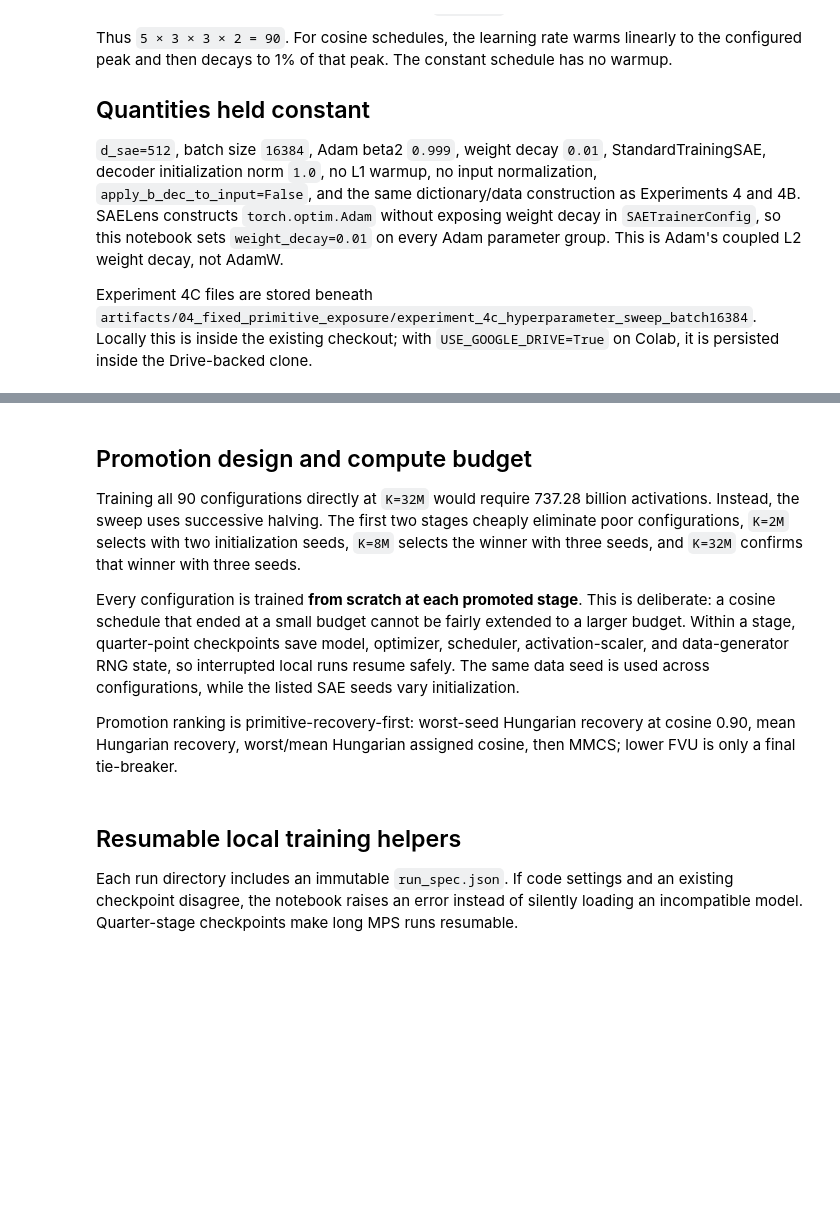
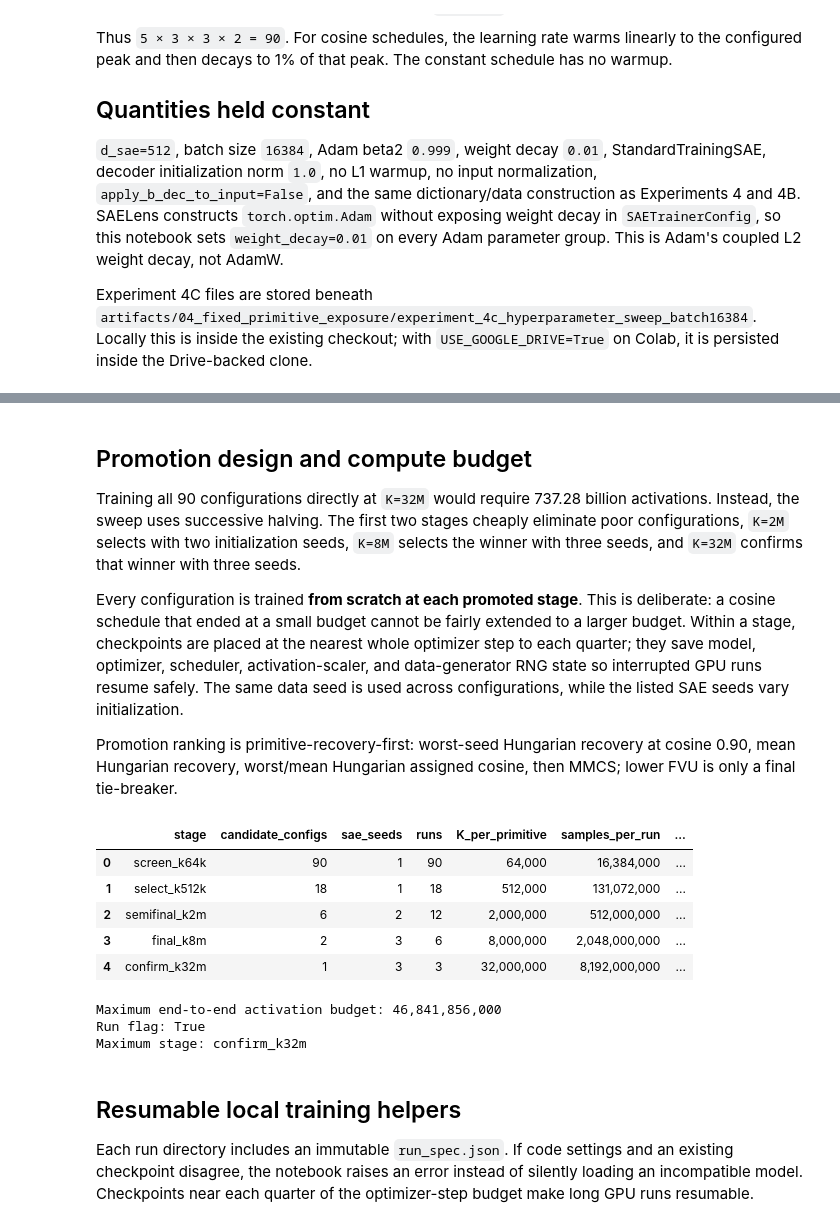
Before and after one commit to Adefioye/SAE, a Jupyter notebook: composed-features/04_fixed_primitive_exposure_budget.ipynb, the cells around one changed output, grey strips where cells are left out. Cells and saved outputs as stored; diff of their text form; code cells hidden in the pictures; blank space fills up the shorter version.

Commit message:
Updated notebook to resolve alignment issues in optimizer states

```diff
--- a/composed-features/04_fixed_primitive_exposure_budget.ipynb
+++ b/composed-features/04_fixed_primitive_exposure_budget.ipynb
@@ -68,7 +68,7 @@ if IN_COLAB:
         from google.colab import drive
 
         drive.mount('/content/drive')
-        repository_root = Path('/content/drive/MyDrive/SAE')
+        repository_root = Path('/content/drive/MyDrive/SAE-CHECKPOINTS')
     else:
         repository_root = Path('/content/SAE')
 
@@ -1102,7 +1122,7 @@ print('Fixed: d_sae=512, batch=16384, beta2=0.999, weight_decay=0.01')
 
 Training all 90 configurations directly at `K=32M` would require 737.28 billion activations. Instead, the sweep uses successive halving. The first two stages cheaply eliminate poor configurations, `K=2M` selects with two initialization seeds, `K=8M` selects the winner with three seeds, and `K=32M` confirms that winner with three seeds.
 
-Every configuration is trained **from scratch at each promoted stage**. This is deliberate: a cosine schedule that ended at a small budget cannot be fairly extended to a larger budget. Within a stage, quarter-point checkpoints save model, optimizer, scheduler, activation-scaler, and data-generator RNG state, so interrupted local runs resume safely. The same data seed is used across configurations, while the listed SAE seeds vary initialization.
+Every configuration is trained **from scratch at each promoted stage**. This is deliberate: a cosine schedule that ended at a small budget cannot be fairly extended to a larger budget. Within a stage, checkpoints are placed at the nearest whole optimizer step to each quarter; they save model, optimizer, scheduler, activation-scaler, and data-generator RNG state so interrupted GPU runs resume safely. The same data seed is used across configurations, while the listed SAE seeds vary initialization.
 
 Promotion ranking is primitive-recovery-first: worst-seed Hungarian recovery at cosine 0.90, mean Hungarian recovery, worst/mean Hungarian assigned cosine, then MMCS; lower FVU is only a final tie-breaker.
 # %%
@@ -1129,37 +1149,80 @@ for stage in E4C_STAGES:
     assert total_samples % E4C_BATCH_SIZE == 0
 
 remaining = len(e4c_configs)
 budget_rows = []
 for stage in E4C_STAGES:
     runs = remaining * len(stage['seeds'])
     samples_per_run = stage['k'] * N_PER_SET
     budget_rows.append({
         'stage': stage['name'], 'candidate_configs': remaining,
         'sae_seeds': len(stage['seeds']), 'runs': runs,
         'K_per_primitive': stage['k'],
         'samples_per_run': samples_per_run,
         'optimizer_steps_per_run': samples_per_run // E4C_BATCH_SIZE,
         'maximum_stage_samples': runs * samples_per_run,
         'promote': stage['keep'],
     })
     if stage['keep'] is not None:
         remaining = stage['keep']
 e4c_budget = pd.DataFrame(budget_rows)
+e4c_budget.to_csv(E4C_RESULTS_ROOT / 'compute_budget.csv', index=False)
+e4c_manifest = {
+    'experiment': '4C',
+    'architecture': 'StandardTrainingSAE',
+    'varied_hyperparameters': {
+        'l1_coefficient': list(E4C_L1_COEFFICIENTS),
+        'learning_rate': list(E4C_LEARNING_RATES),
+        'schedule_and_warmup_fraction': [list(value) for value in E4C_SCHEDULES],
+        'adam_beta1': list(E4C_ADAM_BETA1_VALUES),
+    },
+    'fixed_hyperparameters': {
+        'd_sae': E4C_D_SAE,
+        'train_batch_size': E4C_BATCH_SIZE,
+        'adam_beta2': E4C_ADAM_BETA2,
+        'weight_decay': E4C_WEIGHT_DECAY,
+        'cosine_lr_end_fraction': E4C_LR_END_FRACTION,
+        'decoder_init_norm': 1.0,
+        'l1_warm_up_steps': 0,
+        'dictionary_seed': DICTIONARY_SEED,
+        'data_seed': DATA_SEED,
+        'evaluation_seed': EVAL_SEED,
+        'evaluation_samples': EVAL_SAMPLES,
+    },
+    'stages': list(E4C_STAGES),
+    'ranking_order': [
+        'hungarian_90_worst', 'hungarian_90_mean',
+        'hungarian_cosine_worst', 'hungarian_cosine_mean',
+        'mmcs_mean', 'eval_fvu_mean_ascending',
+    ],
+}
+(E4C_RESULTS_ROOT / 'experiment_manifest.json').write_text(
+    json.dumps(e4c_manifest, indent=2) + '\n'
+)
 display(e4c_budget.style.format({
     'K_per_primitive': '{:,.0f}', 'samples_per_run': '{:,.0f}',
     'optimizer_steps_per_run': '{:,.0f}',
     'maximum_stage_samples': '{:,.0f}',
 }))
 print(
     'Maximum end-to-end activation budget:',
     f"{e4c_budget['maximum_stage_samples'].sum():,.0f}",
 )
 print('Run flag:', RUN_EXPERIMENT_4C)
 print('Maximum stage:', MAX_E4C_STAGE)
+# %% [output]
+|  | stage | candidate_configs | sae_seeds | runs | K_per_primitive | samples_per_run | ... |
+| 0 | screen_k64k | 90 | 1 | 90 | 64,000 | 16,384,000 | ... |
+| 1 | select_k512k | 18 | 1 | 18 | 512,000 | 131,072,000 | ... |
+| 2 | semifinal_k2m | 6 | 2 | 12 | 2,000,000 | 512,000,000 | ... |
+| 3 | final_k8m | 2 | 3 | 6 | 8,000,000 | 2,048,000,000 | ... |
+| 4 | confirm_k32m | 1 | 3 | 3 | 32,000,000 | 8,192,000,000 | ... |
+Maximum end-to-end activation budget: 46,841,856,000
+Run flag: True
+Maximum stage: confirm_k32m
 # %% [markdown]
 ## Resumable local training helpers
 
-Each run directory includes an immutable `run_spec.json`. If code settings and an existing checkpoint disagree, the notebook raises an error instead of silently loading an incompatible model. Quarter-stage checkpoints make long MPS runs resumable.
+Each run directory includes an immutable `run_spec.json`. If code settings and an existing checkpoint disagree, the notebook raises an error instead of silently loading an incompatible model. Checkpoints near each quarter of the optimizer-step budget make long GPU runs resumable.
 # %%
 E4C_RESULT_COLUMNS = [
     'stage', 'config_id', 'sae_seed', 'n_per_set', 'dictionary_seed',
```
Also changed, not shown: parts of 13 cells of this notebook.
